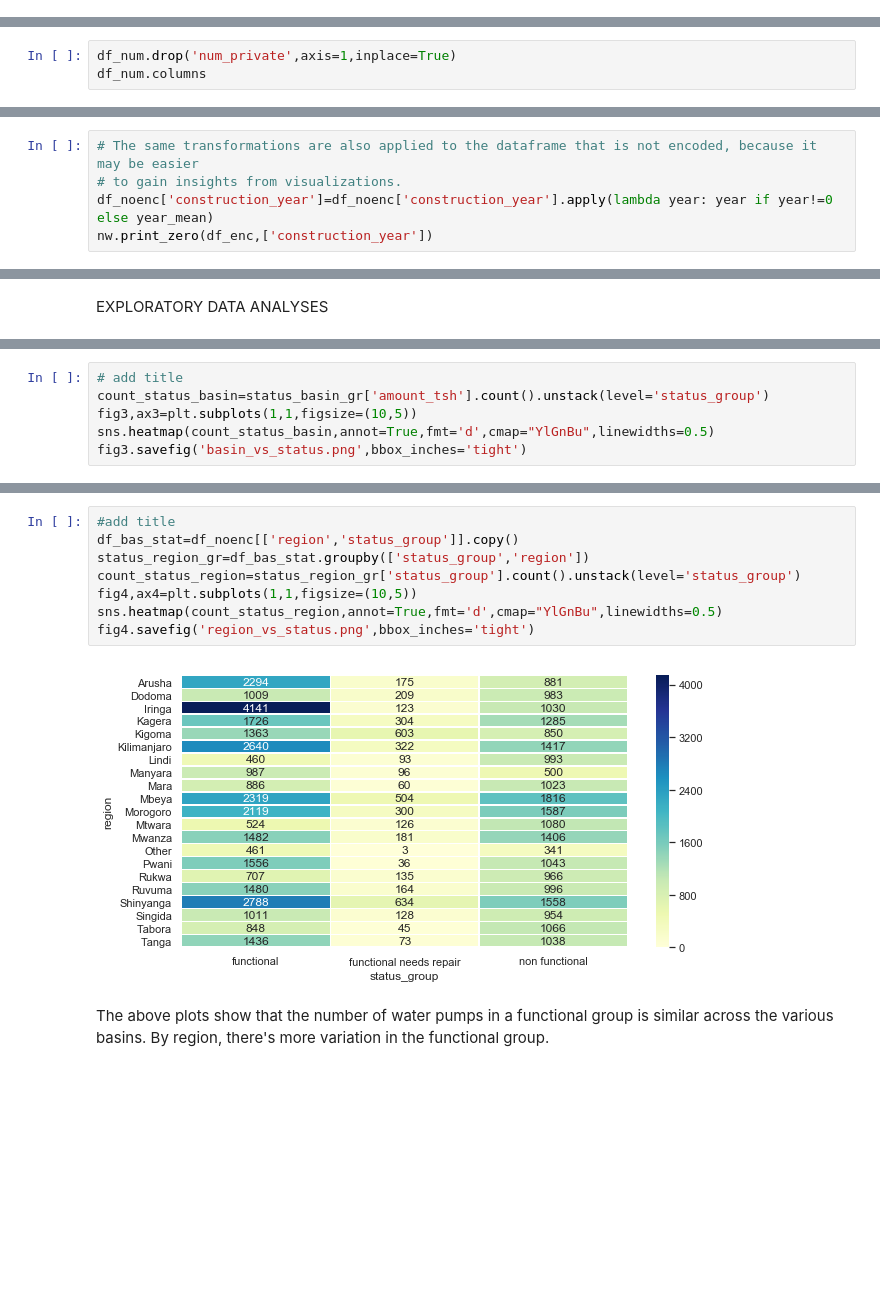
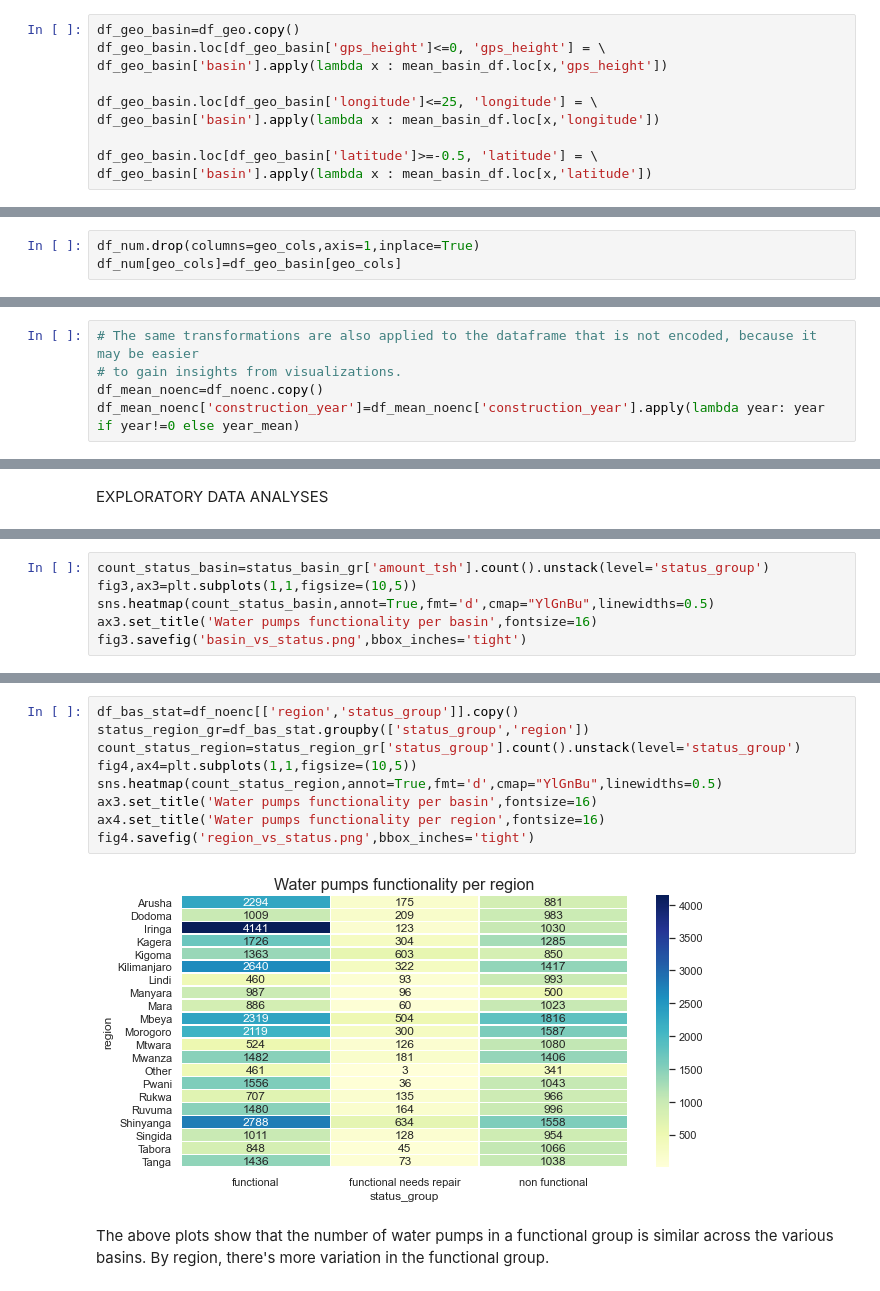
Before and after one commit to aspds18/Springboard_capstone2, a Jupyter notebook: Capstone2.ipynb, the cells around one changed output, grey strips where cells are left out. Cells and saved outputs as stored; diff of their text form; blank space fills up the shorter version.

```diff
--- a/Capstone2.ipynb
+++ b/Capstone2.ipynb
@@ -446,0 +510,10 @@ Latitude, longitude and gps_height will be dealt separately, because they might
+# %%
+df_geo_basin=df_geo.copy()
+df_geo_basin.loc[df_geo_basin['gps_height']<=0, 'gps_height'] = \
+df_geo_basin['basin'].apply(lambda x : mean_basin_df.loc[x,'gps_height'])
+
+df_geo_basin.loc[df_geo_basin['longitude']<=25, 'longitude'] = \
+df_geo_basin['basin'].apply(lambda x : mean_basin_df.loc[x,'longitude'])
+
+df_geo_basin.loc[df_geo_basin['latitude']>=-0.5, 'latitude'] = \
+df_geo_basin['basin'].apply(lambda x : mean_basin_df.loc[x,'latitude'])
@@ -447,3 +524,3 @@ Latitude, longitude and gps_height will be dealt separately, because they might
 # %%
-df_num.drop('num_private',axis=1,inplace=True)
-df_num.columns
+df_num.drop(columns=geo_cols,axis=1,inplace=True)
+df_num[geo_cols]=df_geo_basin[geo_cols]
@@ -517,5 +597,5 @@ Mean: 1997.0 Median: 1997.0  Std: 10.0  Q25: 1996.0  Q75: 2004.0
 # %%
 # The same transformations are also applied to the dataframe that is not encoded, because it may be easier
 # to gain insights from visualizations.
-df_noenc['construction_year']=df_noenc['construction_year'].apply(lambda year: year if year!=0 else year_mean)
-nw.print_zero(df_enc,['construction_year'])
+df_mean_noenc=df_noenc.copy()
+df_mean_noenc['construction_year']=df_mean_noenc['construction_year'].apply(lambda year: year if year!=0 else year_mean)
@@ -730,7 +829,7 @@ fig2.savefig('count_vs_status.png',bbox_inches='tight')
 # %%
-# add title
 count_status_basin=status_basin_gr['amount_tsh'].count().unstack(level='status_group')
 fig3,ax3=plt.subplots(1,1,figsize=(10,5))
 sns.heatmap(count_status_basin,annot=True,fmt='d',cmap="YlGnBu",linewidths=0.5)
+ax3.set_title('Water pumps functionality per basin',fontsize=16)
 fig3.savefig('basin_vs_status.png',bbox_inches='tight')
 # %% [output]
@@ -738,13 +837,14 @@ fig3.savefig('basin_vs_status.png',bbox_inches='tight')
 # %%
-#add title
 df_bas_stat=df_noenc[['region','status_group']].copy()
 status_region_gr=df_bas_stat.groupby(['status_group','region'])
 count_status_region=status_region_gr['status_group'].count().unstack(level='status_group')
 fig4,ax4=plt.subplots(1,1,figsize=(10,5))
 sns.heatmap(count_status_region,annot=True,fmt='d',cmap="YlGnBu",linewidths=0.5)
+ax3.set_title('Water pumps functionality per basin',fontsize=16)
+ax4.set_title('Water pumps functionality per region',fontsize=16)
 fig4.savefig('region_vs_status.png',bbox_inches='tight')
 # %% [output]
-[figure, old version]
+[figure, new version]
 # %% [markdown]
 The above plots show that the number of water pumps in a functional group is similar across the various basins. By region, there's more variation in the functional group.
 # %%
```
Also changed, not shown: parts of 169 cells of this notebook.
